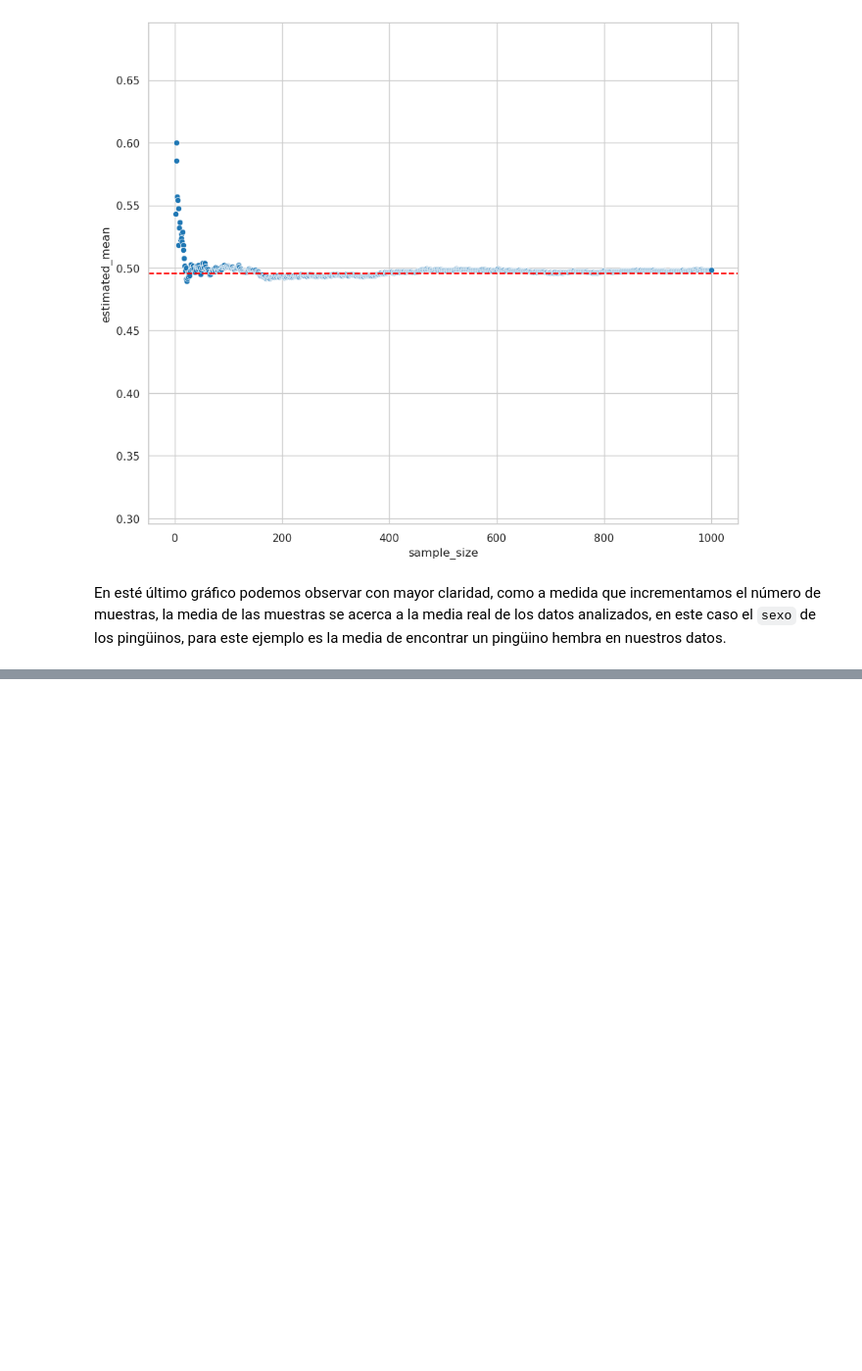
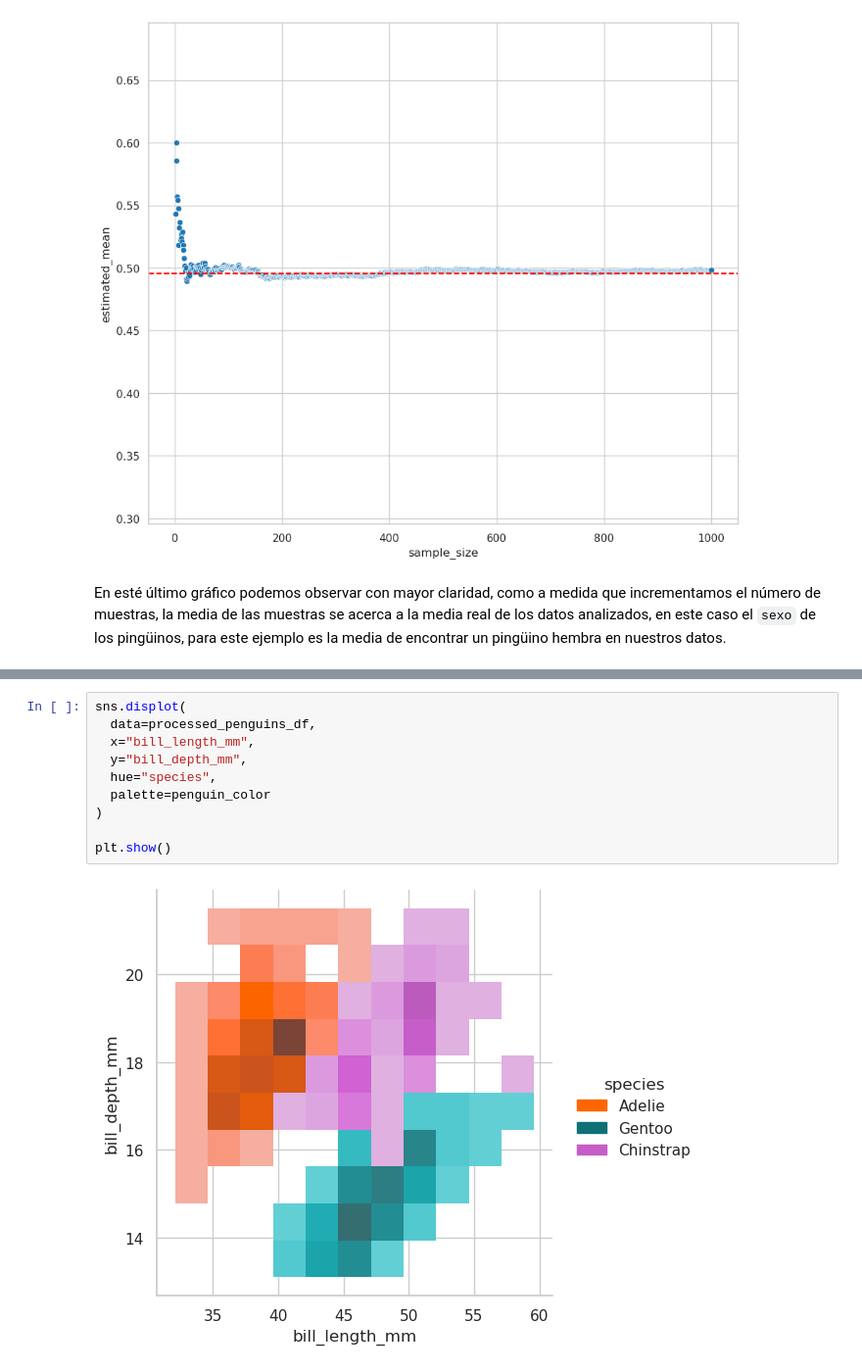
Before and after one commit to pahoalapizco/eda_penguins, a Jupyter notebook: notebooks/1.0-eda_penguins-introduction.ipynb, the cells around one changed output, grey strips where cells are left out. Shown at 98% size. Saved outputs shown, nothing was run; the diff lists cells and outputs as text; blank space fills up the shorter version.

```diff
--- a/notebooks/1.0-eda_penguins-introduction.ipynb
+++ b/notebooks/1.0-eda_penguins-introduction.ipynb
@@ -971,0 +990,12 @@ En esté último gráfico podemos observar con mayor claridad, como a medida que
+# %%
+sns.displot(
+  data=processed_penguins_df,
+  x="bill_length_mm",
+  y="bill_depth_mm",
+  hue="species",
+  palette=penguin_color
+)
+
+plt.show()
+# %% [output]
+[figure, added]
```
Also changed, not shown: parts of 5 cells of this notebook.
